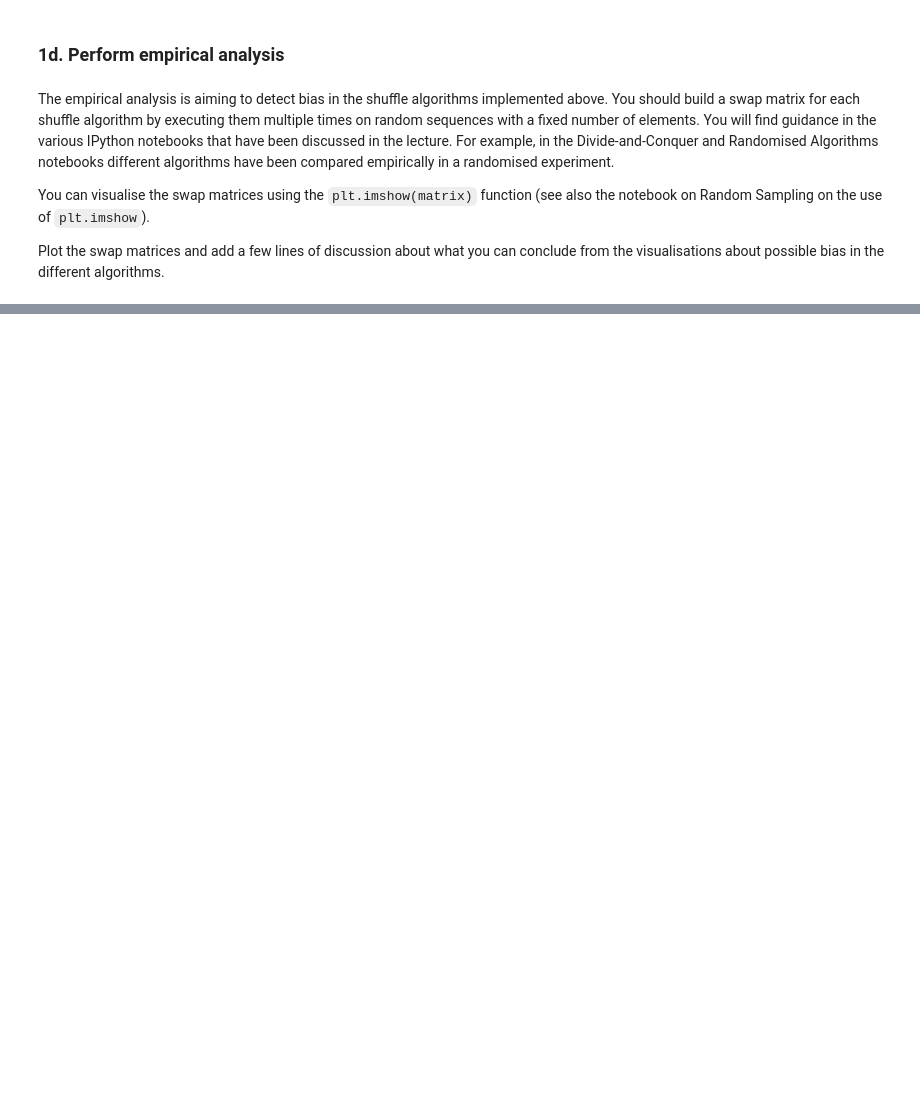
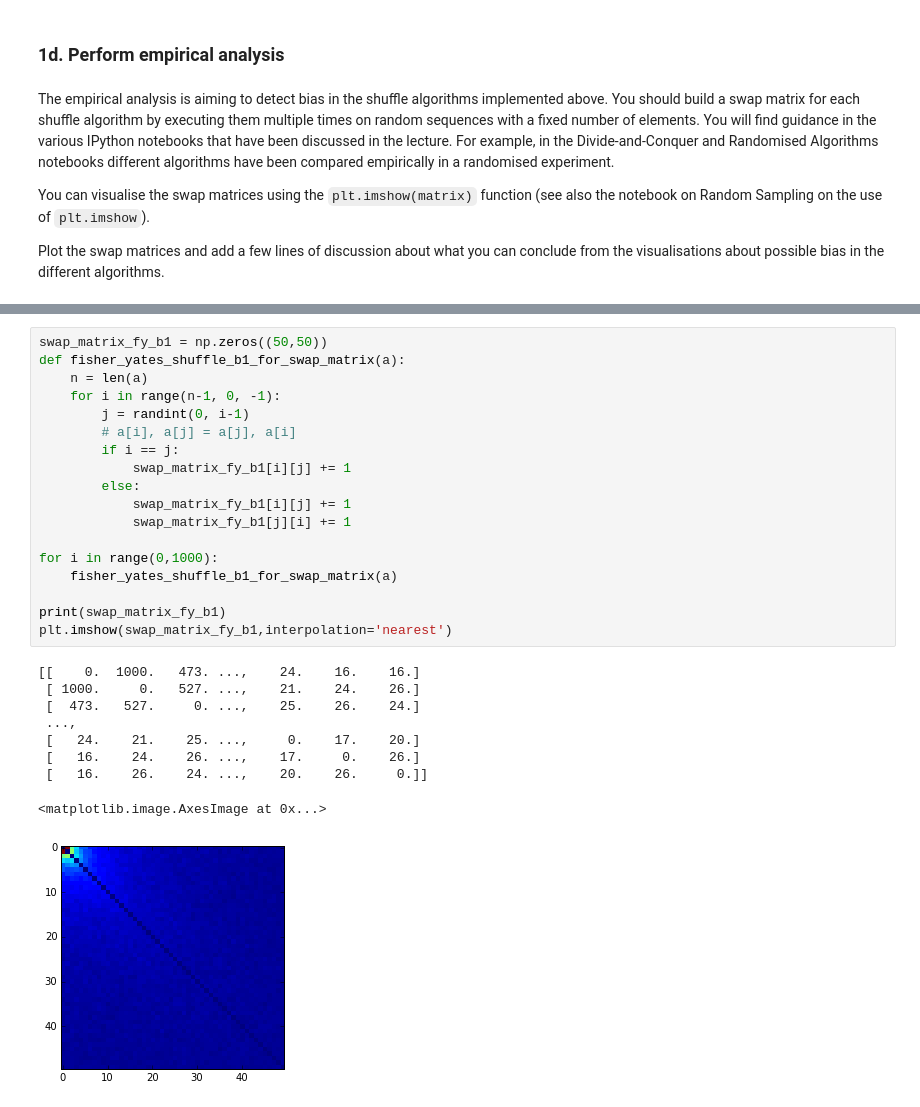
Before and after one commit to samlamgithub/Soft-Eng-Algorithm-CW2, a Jupyter notebook: CW2-2 Shuffling.ipynb, the cells around one changed output, grey strips where cells are left out. Saved outputs shown, nothing was run; the diff lists cells and outputs as text; blank space fills up the shorter version.

```diff
--- a/CW2-2 Shuffling.ipynb
+++ b/CW2-2 Shuffling.ipynb
@@ -71,0 +130,28 @@ Plot the swap matrices and add a few lines of discussion about what you can conc
+# %%
+swap_matrix_fy_b1 = np.zeros((50,50))
+def fisher_yates_shuffle_b1_for_swap_matrix(a):
+    n = len(a)
+    for i in range(n-1, 0, -1):
+        j = randint(0, i-1)
+        # a[i], a[j] = a[j], a[i]
+        if i == j:
+            swap_matrix_fy_b1[i][j] += 1
+        else:
+            swap_matrix_fy_b1[i][j] += 1
+            swap_matrix_fy_b1[j][i] += 1
+
+for i in range(0,1000):
+    fisher_yates_shuffle_b1_for_swap_matrix(a)
+
+print(swap_matrix_fy_b1)
+plt.imshow(swap_matrix_fy_b1,interpolation='nearest')
+# %% [output]
+[[    0.  1000.   473. ...,    24.    16.    16.]
+ [ 1000.     0.   527. ...,    21.    24.    26.]
+ [  473.   527.     0. ...,    25.    26.    24.]
+ ...,
+ [   24.    21.    25. ...,     0.    17.    20.]
+ [   16.    24.    26. ...,    17.     0.    26.]
+ [   16.    26.    24. ...,    20.    26.     0.]]
+<matplotlib.image.AxesImage at 0x...>
+[figure, added]
```
Also changed, not shown: parts of 10 cells of this notebook, 2 other files.
